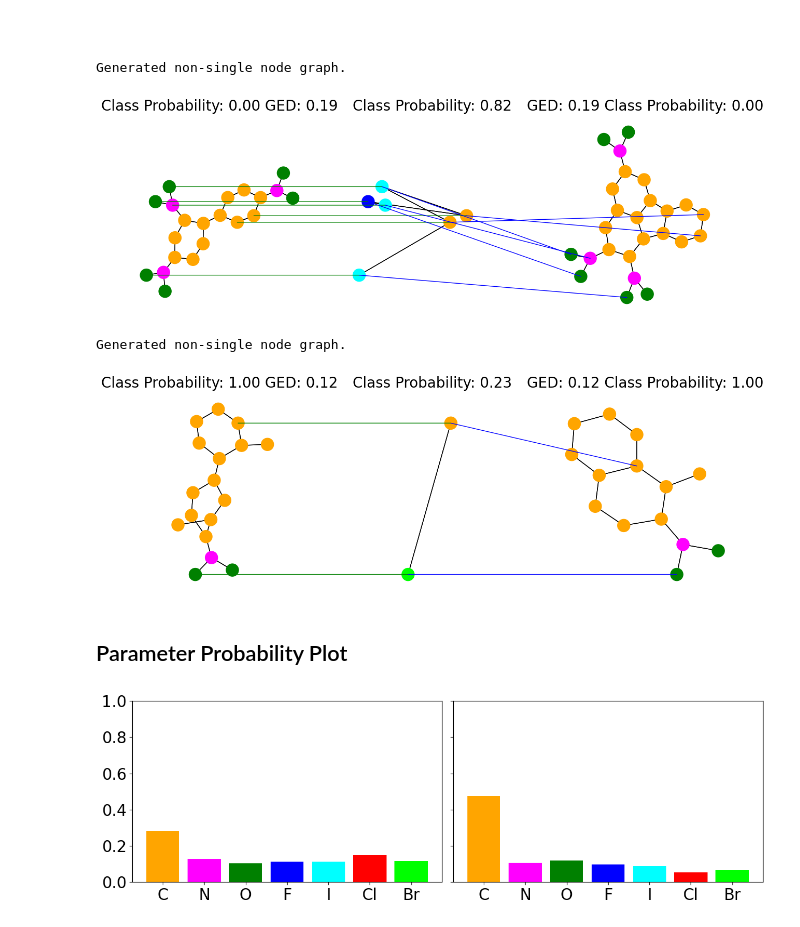
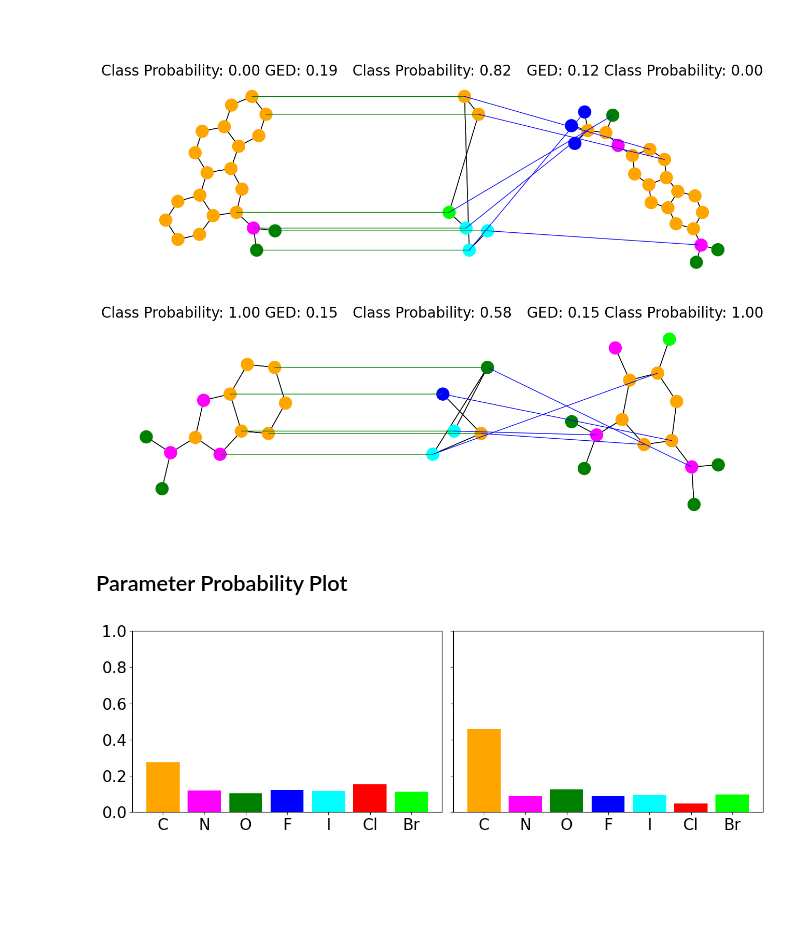
Before and after one commit to Tiny-Quant/GNN-EGG, a Jupyter notebook: results/MUTAG/XGNN_MUTAG.ipynb, the cells around one changed output. Saved outputs shown, nothing was run; the diff lists cells and outputs as text; code cells hidden in the pictures; blank space fills up the shorter version.

Commit message:
Reran XGNN with max nodes at 20.

```diff
--- a/results/MUTAG/XGNN_MUTAG.ipynb
+++ b/results/MUTAG/XGNN_MUTAG.ipynb
@@ -501,30 +421,28 @@ Mean 0.4033510734637578 SD: 0.016635483499315103
 ##
 # %%
 # Mutagen.
-gen_XGNN = run_XGNN(cls_idx=1, max_nodes=7)
+gen_XGNN = run_XGNN(cls_idx=1, max_nodes=20)
 obs_ex1 = test_data_list_1[1]
 obs_ex2 = test_data_list_1[7]
 
 vis_con_graph(gen_XGNN, obs_ex1, obs_ex2, GED_fn, explainee, 1)
 # %% [output]
-Generated non-single node graph.
-[figure, old version]
+[figure, new version]
 # %%
 # Non-mutagen.
-gen_XGNN = run_XGNN(cls_idx=0, max_nodes=10)
+gen_XGNN = run_XGNN(cls_idx=0, max_nodes=20)
 obs_ex1 = test_data_list_0[1]
 obs_ex2 = test_data_list_0[7]
 
 vis_con_graph(gen_XGNN, obs_ex1, obs_ex2, GED_fn, explainee, 0)
 # %% [output]
-Generated non-single node graph.
-[figure, old version]
+[figure, new version]
 # %% [markdown]
 ## Parameter Probability Plot
 # %%
-cell_type_probs_0 = compute_node_probs(0, 10, 1000)
+cell_type_probs_0 = compute_node_probs(0, 20, 1000)
 
-cell_type_probs_1 = compute_node_probs(1, 10, 1000)
+cell_type_probs_1 = compute_node_probs(1, 20, 1000)
 
 # cell_type_probs_untrained = torch.softmax(
 #     generator_untrained.DisNodeFeats[0].probs, dim=0)
@@ -549,4 +467,4 @@ plt.ylim(0, 1)
 plt.tight_layout()
 plt.show()
 # %% [output]
-[figure, old version]
+[figure, new version]
```
Also changed, not shown: parts of 7 cells of this notebook.
